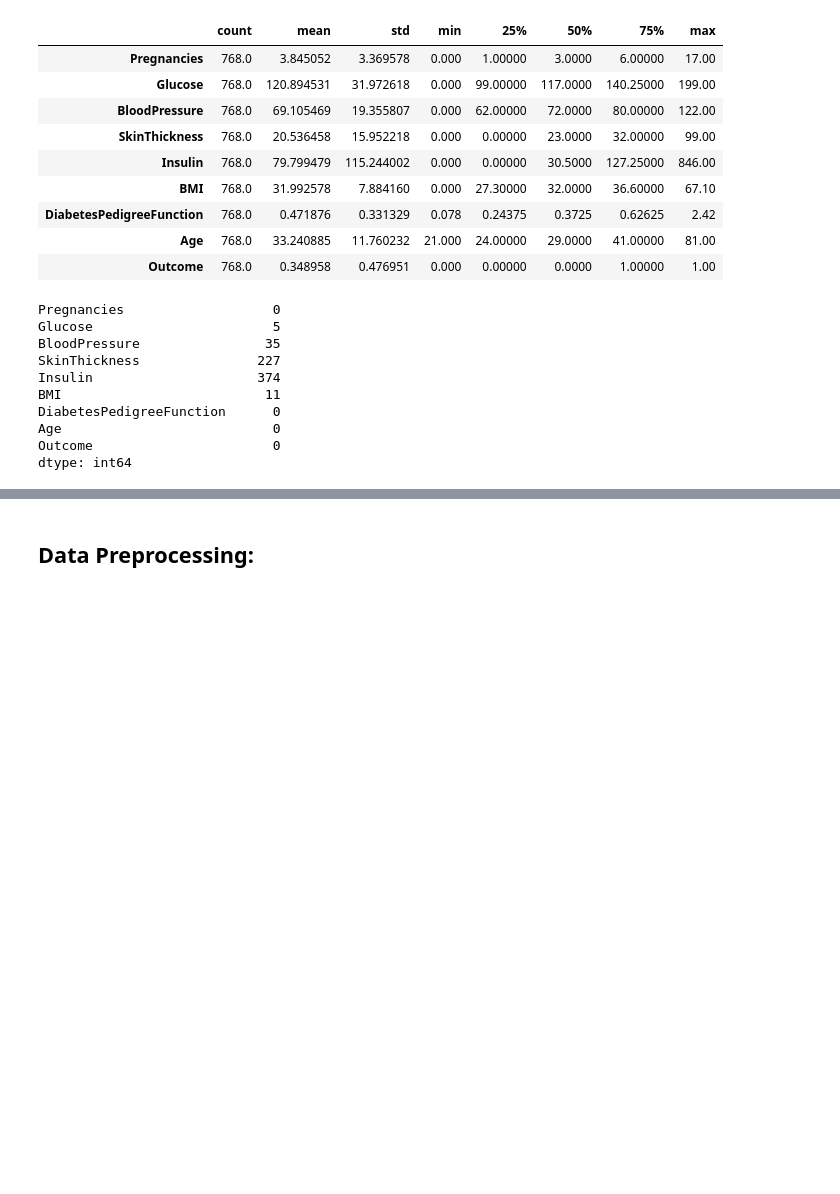
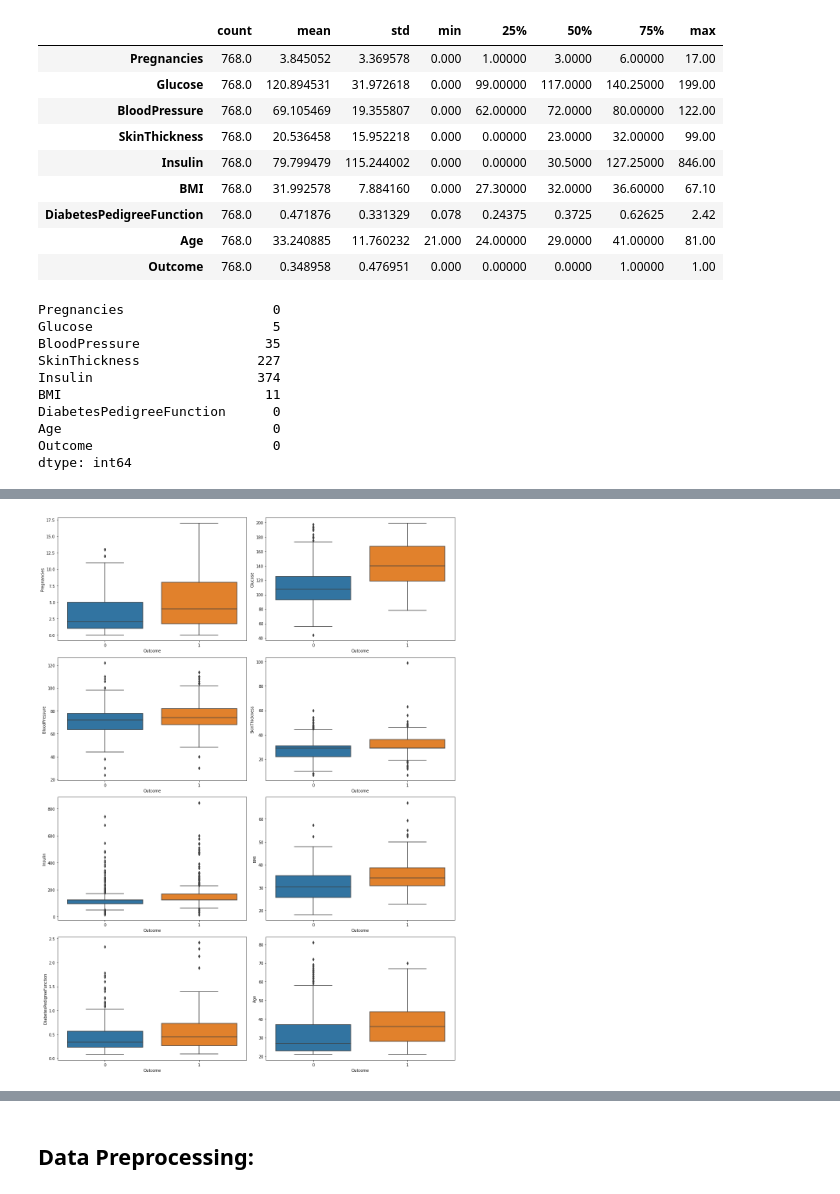
Before and after one commit to charafmrah/Pima-Indians-Diabetes-Dataset, a Jupyter notebook: Diabetes Classification-KNN-detailed.ipynb, the cells around one changed output, grey strips where cells are left out. Drawn from its saved outputs; the diff is of its cells as text; code cells hidden in the pictures; blank space fills up the shorter version.

```diff
--- a/Diabetes Classification-KNN-detailed.ipynb
+++ b/Diabetes Classification-KNN-detailed.ipynb
@@ -87,0 +116,14 @@ p = df_copy.hist(figsize = (20,20))
+# %%
+# the outliers actually help improve the prediction accuracy of the logistic regression model in this particular case and therefore we do not remove them.
+
+#Plotting the predictor features against the target variable to check for correlations:
+fig, ax = plt.subplots(nrows = 4, ncols = 2, figsize = (15,20))
+for column, subplot in zip(df_copy, ax.flatten()):
+    if column == 'Outcome':
+        continue
+    sns.boxplot(x = df_copy.Outcome, y = df_copy[column], ax = subplot)
+
+fig.tight_layout()
+plt.show()
+# %% [output]
+[figure, added]
```
Also changed, not shown: parts of 9 cells of this notebook.
